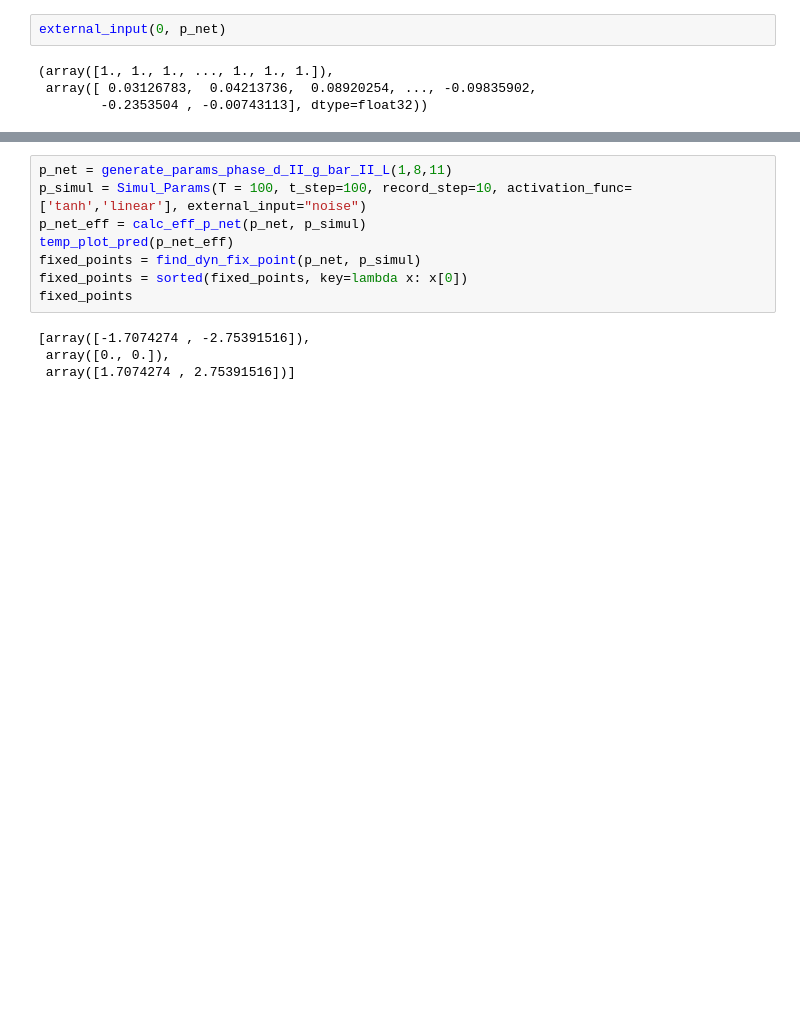
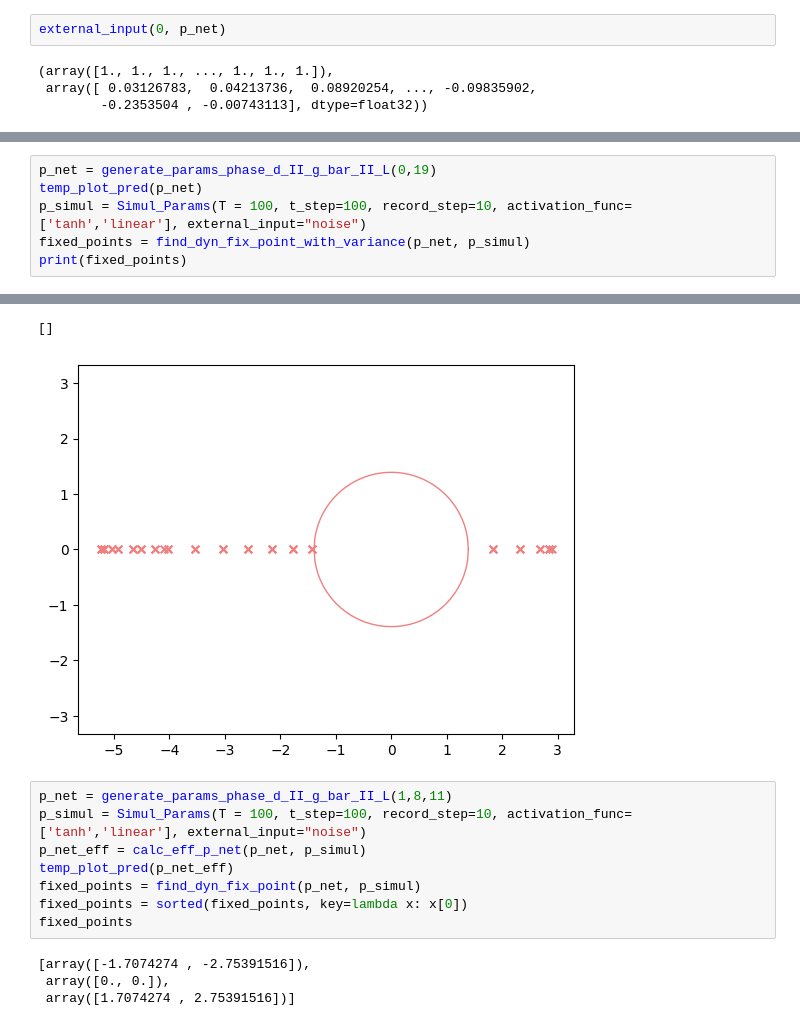
Before and after one commit to huang-yh20/spatial-linear-project, a Jupyter notebook: code/artfigs_NC/debug.ipynb, the cells around one changed output, grey strips where cells are left out. Saved outputs shown, nothing was run; the diff lists cells and outputs as text; blank space fills up the shorter version.

Commit message:
tanh dyn

```diff
--- a/code/artfigs_NC/debug.ipynb
+++ b/code/artfigs_NC/debug.ipynb
@@ -118,0 +121,7 @@ FileNotFoundError: [Errno 2] No such file or directory: './figs/artfigs_NC_try_p
+# %%
+p_net = generate_params_phase_d_II_g_bar_II_L(0,19)
+temp_plot_pred(p_net)
+p_simul = Simul_Params(T = 100, t_step=100, record_step=10, activation_func=['tanh','linear'], external_input="noise")
+fixed_points = find_dyn_fix_point_with_variance(p_net, p_simul)
+print(fixed_points)
+# %% [output]
@@ -119,3 +130,5 @@ FileNotFoundError: [Errno 2] No such file or directory: './figs/artfigs_NC_try_p
+[]
+[figure, added]
 # %%
 p_net = generate_params_phase_d_II_g_bar_II_L(1,8,11)
 p_simul = Simul_Params(T = 100, t_step=100, record_step=10, activation_func=['tanh','linear'], external_input="noise")
```
Also changed, not shown: parts of 6 cells of this notebook, 3 other files.
